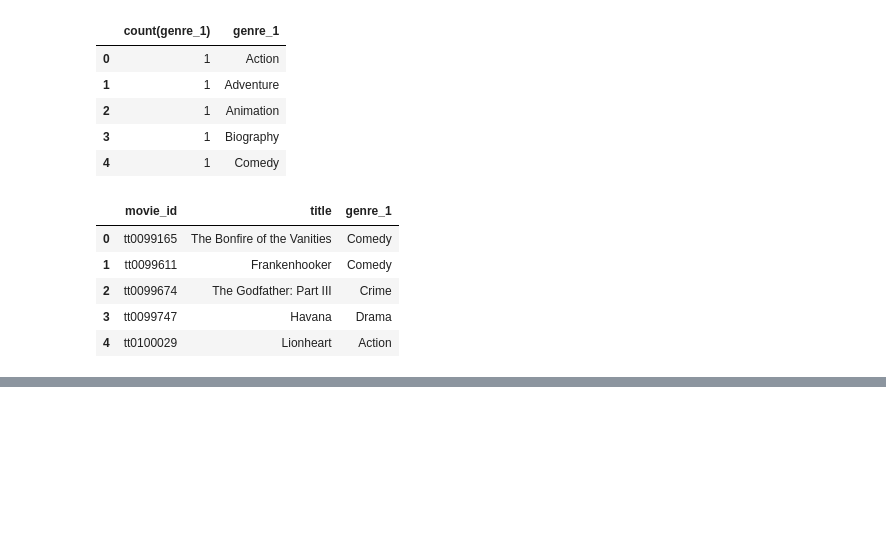
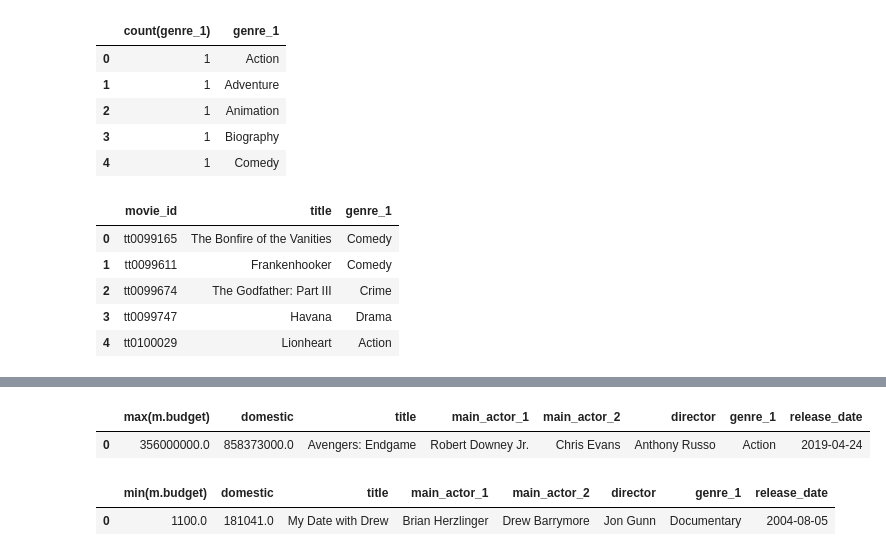
Before and after one commit to JaimeStarling/Project_Group_Five, a Jupyter notebook: Nasreen's Work/Database/Create_SQLite_Movies.ipynb, the cells around one changed output, grey strips where cells are left out. Saved outputs shown, nothing was run; the diff lists cells and outputs as text; code cells hidden in the pictures; blank space fills up the shorter version.

```diff
--- a/Nasreen's Work/Database/Create_SQLite_Movies.ipynb
+++ b/Nasreen's Work/Database/Create_SQLite_Movies.ipynb
@@ -493,0 +501,48 @@ df9.head()
+# %%
+conn = engine.connect()
+
+query = """
+    SELECT
+    max(m.budget),
+    m.domestic,
+    m.title,
+    m.main_actor_1,
+    m.main_actor_2,
+    d.director,
+    g.genre_1,
+    m.release_date
+    FROM
+   movies_data as m
+    INNER JOIN genre_details as g ON m.genre_id = g.genre_id
+    INNER JOIN director_details as d ON m.director_id = d.director_id
+
+    """
+df10 = pd.read_sql(query, conn)
+df10
+# %% [output]
+|  | max(m.budget) | domestic | title | main_actor_1 | main_actor_2 | director | genre_1 | release_date |
+| 0 | 356000000.0 | 858373000.0 | Avengers: Endgame | Robert Downey Jr. | Chris Evans | Anthony Russo | Action | 2019-04-24 |
+# %%
+conn = engine.connect()
+
+query = """
+    SELECT
+    min(m.budget),
+    m.domestic,
+    m.title,
+    m.main_actor_1,
+    m.main_actor_2,
+    d.director,
+    g.genre_1,
+    m.release_date
+    FROM
+   movies_data as m
+    INNER JOIN genre_details as g ON m.genre_id = g.genre_id
+    INNER JOIN director_details as d ON m.director_id = d.director_id
+
+    """
+df11 = pd.read_sql(query, conn)
+df11
+# %% [output]
+|  | min(m.budget) | domestic | title | main_actor_1 | main_actor_2 | director | genre_1 | release_date |
+| 0 | 1100.0 | 181041.0 | My Date with Drew | Brian Herzlinger | Drew Barrymore | Jon Gunn | Documentary | 2004-08-05 |
```
Also changed, not shown: parts of 3 cells of this notebook.
